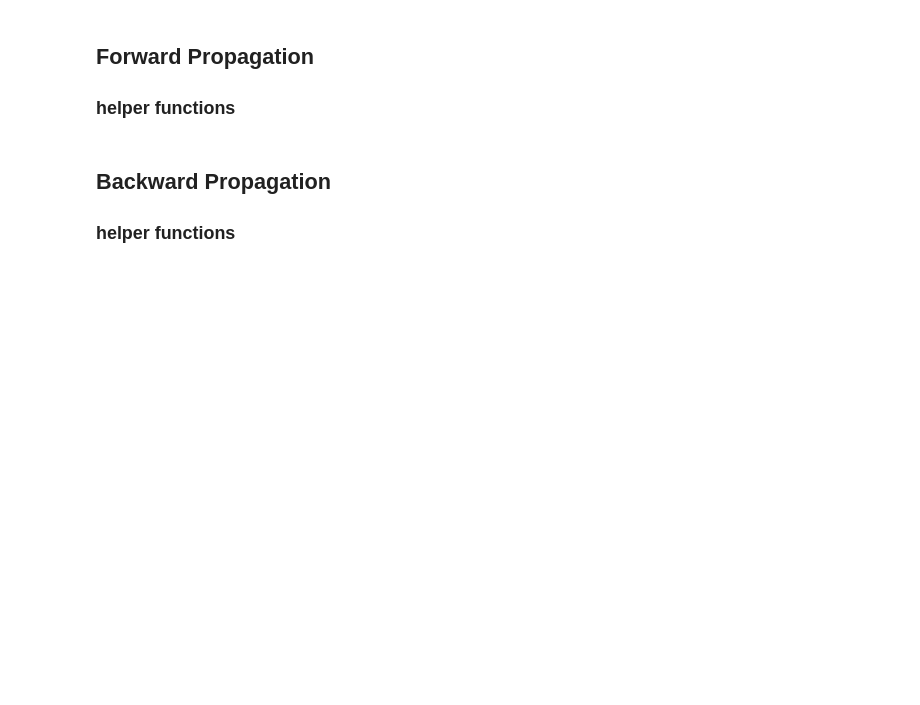
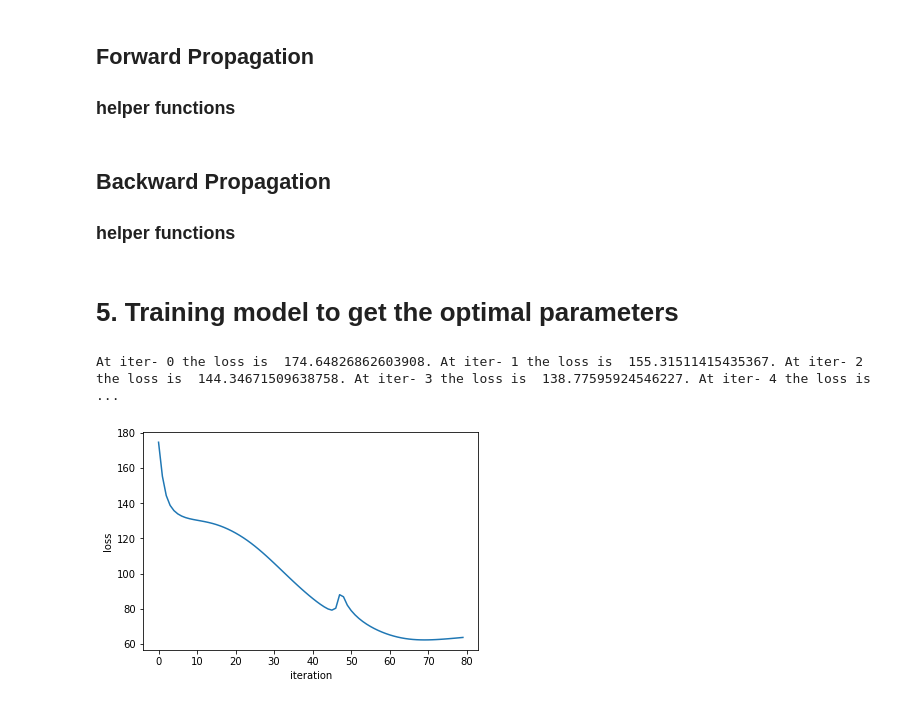
Before and after one commit to Huilin-Li/EasyAlgorithm, a Jupyter notebook: Nerual_Network_from_scratch_2features_3classification.ipynb, the cells around one changed output. Cells and saved outputs as stored; diff of their text form; code cells hidden in the pictures; blank space fills up the shorter version.

```diff
--- a/Nerual_Network_from_scratch_2features_3classification.ipynb
+++ b/Nerual_Network_from_scratch_2features_3classification.ipynb
@@ -184,7 +189,7 @@ def derivative_sigmoid(N_input):
     f = 1/(1+np.exp(-N_input))
     return f * (1 - f)
 # %%
-def backward(X_df, nnet_set, curr_para, lr=0.5):
+def backward(X_df, nnet_set, curr_para, lr):
     n_InputLayer = len(curr_para['Ws_InputLayer_HiddenLayer'])
     n_HiddenLayer = len(curr_para['Ws_HiddenLayer_OutputLayer'])
     n_OutputLayer = len(curr_para['Bs_OutputLayer'])
@@ -243,7 +248,47 @@ def backward(X_df, nnet_set, curr_para, lr=0.5):
     curr_para['Ws_InputLayer_HiddenLayer'] = np.array(new_Ws_InputLayer_HiddenLayer)
     curr_para['Bs_HiddenLayer'] =  np.array(new_Bs_HiddenLayer)
     curr_para['Ws_HiddenLayer_OutputLayer'] =  np.array(new_Ws_HiddenLayer_OutputLayer)
+    curr_para['Bs_OutputLayer'] =  np.array(new_Bs_OutputLayer)
 
-    #l = [0.41256151, new_Bs_OutputLayer[1]]
-    #curr_para['Bs_OutputLayer'] =  np.array(l)#new_Bs_OutputLayer[0])
     return curr_para
+# %% [markdown]
+# 5. Training model to get the optimal parameters
+# %%
+# train and test dataset
+train, test = train_test_split(iris_df, test_size=0.2)
+# %%
+iter = 0
+max_iter = 80
+
+CE_total_list = []
+while iter < max_iter:
+    # current net
+    nnet_set = {}
+    ### FORWARD
+    CE_total = 0
+    for index, row in train.iterrows():
+        X = row.iloc[:-2].tolist()
+        act_arr = row.iloc[-1]
+        nnet = forward(X, nnet_paras, act_arr)
+        CE_total = CE_total + nnet['CE']
+
+        nnet_set[index] = nnet
+    print('At iter-', iter, 'the loss is ', CE_total, end='. ', flush=True)
+    CE_total_list.append(CE_total)
+
+    ### BACKWARD
+    nnet_paras = backward(train, nnet_set, nnet_paras, lr=0.005)
+
+    ####
+    iter += 1
+# %% [output]
+At iter- 0 the loss is  174.64826862603908. At iter- 1 the loss is  155.31511415435367. At iter- 2 the loss is  144.34671509638758. At iter- 3 the loss is  138.77595924546227. At iter- 4 the loss is   ...
+# %%
+plt.plot(CE_total_list)
+
+plt.xlabel("iteration")
+plt.ylabel("loss")
+
+plt.show()
+# %% [output]
+[figure, added]
```
Also changed, not shown: parts of 31 cells of this notebook.
